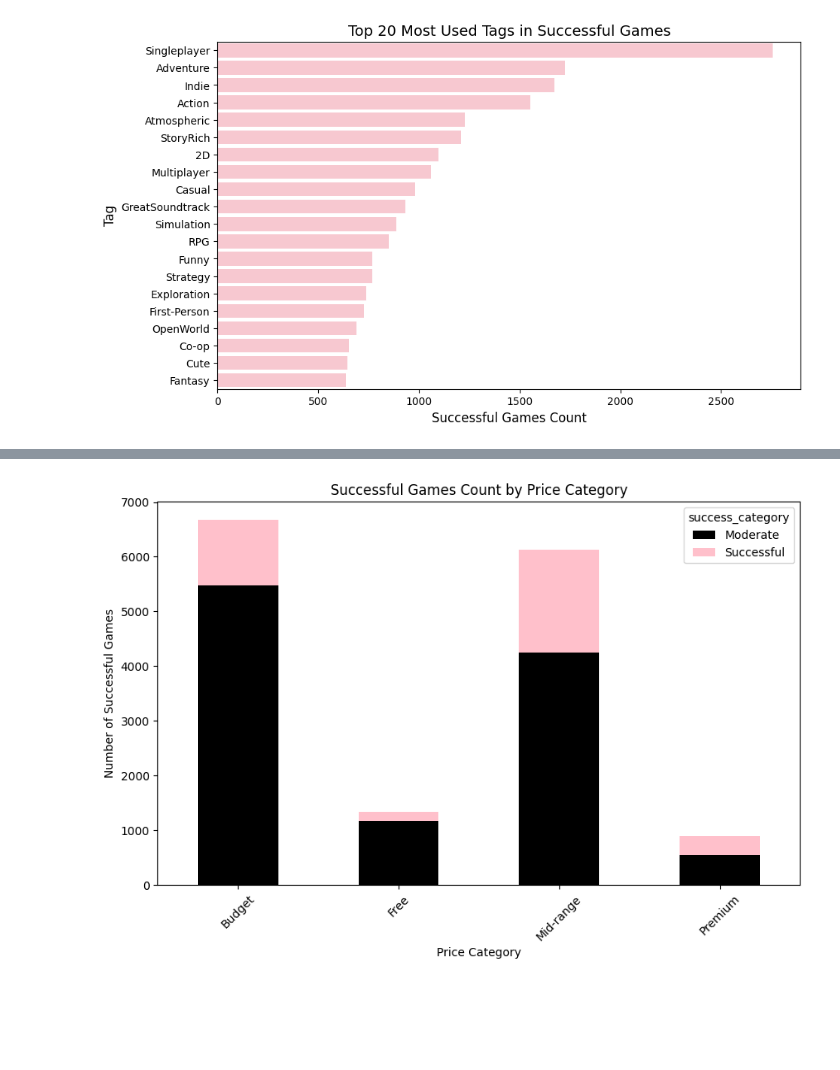
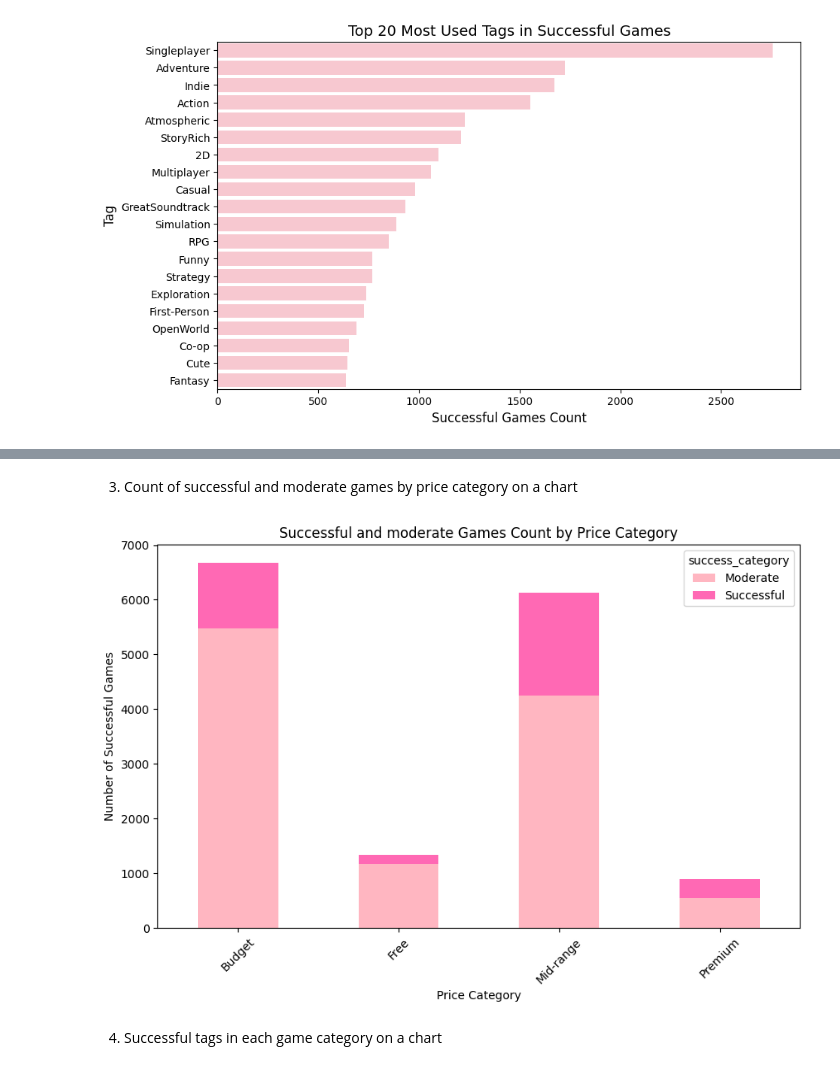
Before and after one commit to Florrena/BigDataTechnologies, a Jupyter notebook: Project.ipynb, the cells around one changed output, grey strips where cells are left out. Cells and saved outputs as stored; diff of their text form; code cells hidden in the pictures; blank space fills up the shorter version.

```diff
--- a/Project.ipynb
+++ b/Project.ipynb
@@ -692,13 +732,8 @@ plt.show()
 # %%
 import pandas as pd
+collection = db["successful_games"]
+successful_games = collection.find({}, {"_id": 0})
 
-# Query the 'successful_games' collection from MongoDB
-successful_games_data = collection.find({}, {"_id": 0})  # Exclude _id
+successful_games_df = pd.DataFrame(list(successful_games))
 
-# Convert the MongoDB documents to a Pandas DataFrame
-successful_games_df = pd.DataFrame(list(successful_games_data))
-
-# Show the first few rows of the DataFrame
 print(successful_games_df.head())
-
-# Now you can use 'successful_games_df' for your visualization process
@@ -705,14 +754,16 @@ print(successful_games_df.head())
+# %% [markdown]
+3. Count of successful and moderate games by price category on a chart
 # %%
-# Count of successful games by price category
 success_by_price = successful_games_df.groupby('price_category')['success_category'].value_counts().unstack().fillna(0)
 
-# Plot the count of successful games by price category
-success_by_price.plot(kind='bar', stacked=True, color=['black', 'pink'], figsize=(10, 6))
-plt.title('Successful Games Count by Price Category')
+success_by_price.plot(kind='bar', stacked=True, color=['lightpink', 'hotpink'], figsize=(10, 6))
+plt.title('Successful and moderate Games Count by Price Category')
 plt.xlabel('Price Category')
 plt.ylabel('Number of Successful Games')
 plt.xticks(rotation=45)
 plt.show()
 # %% [output]
-[figure, old version]
+[figure, new version]
+# %% [markdown]
+4. Successful tags in each game category on a chart
 # %%
```
Also changed, not shown: parts of 81 cells of this notebook.
